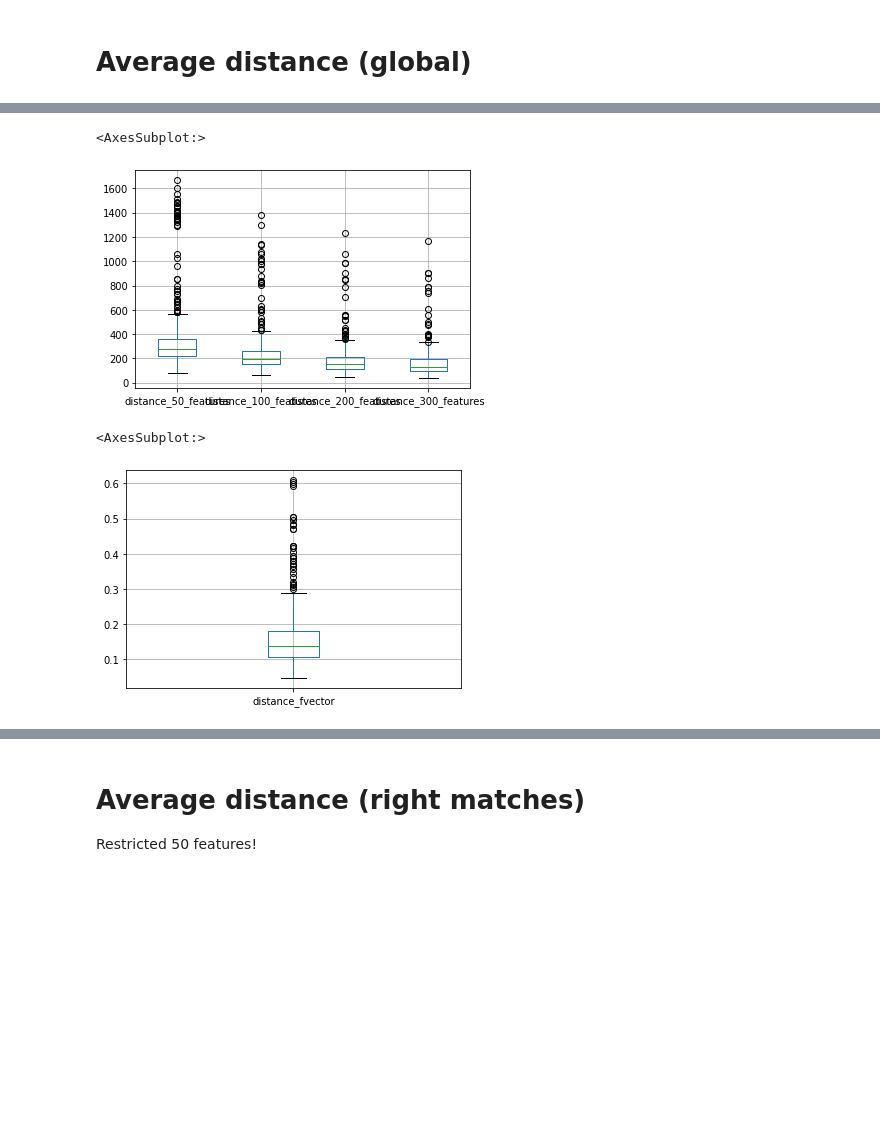
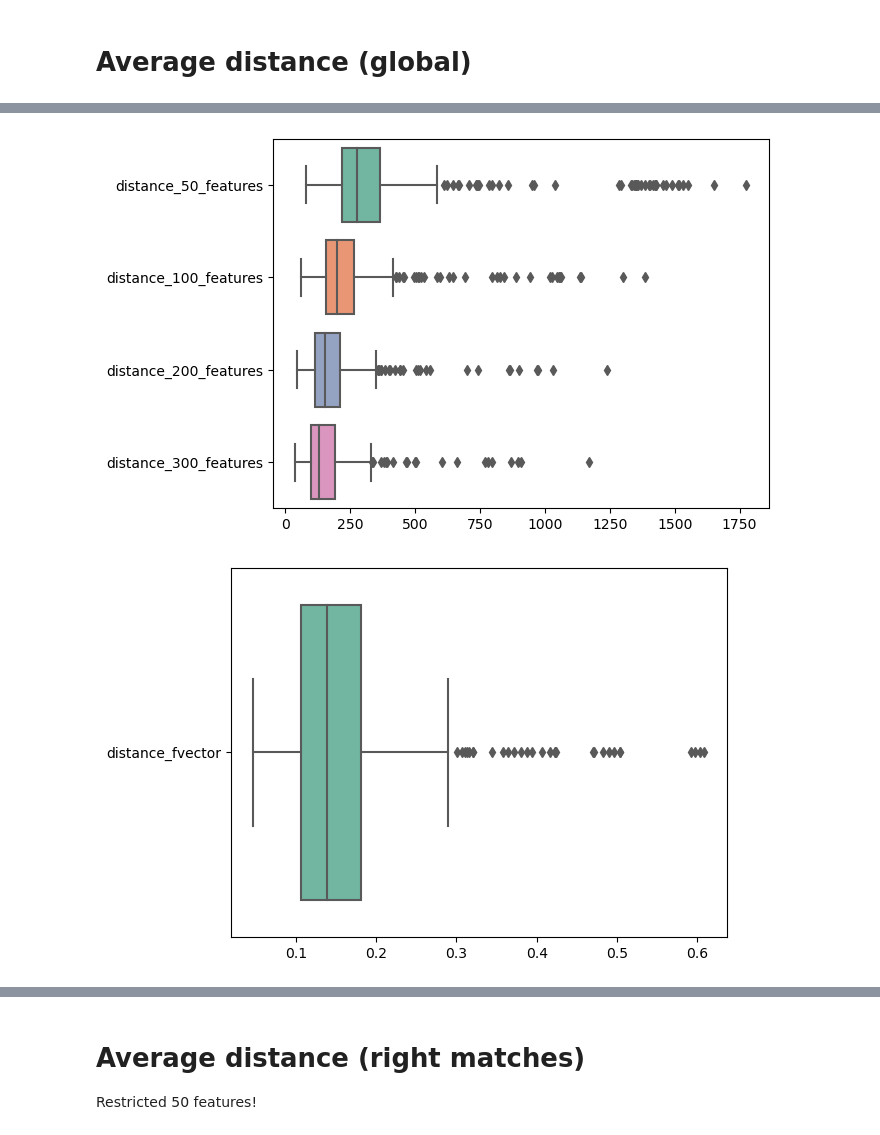
Before and after one commit to robbedec/localization-msk, a Jupyter notebook: src/data/science.ipynb, the cells around one changed output, grey strips where cells are left out. Cells and saved outputs as stored; diff of their text form; code cells hidden in the pictures; blank space fills up the shorter version.

```diff
--- a/src/data/science.ipynb
+++ b/src/data/science.ipynb
@@ -319,15 +358,13 @@ sub_df
 # %%
 boxplot_columns =  df[["distance_50_features","distance_100_features","distance_200_features","distance_300_features"]]
-boxplot_columns.boxplot(return_type='axes')
+ax = sns.boxplot(data=boxplot_columns, orient="h", palette="Set2")
 # %% [output]
-<AxesSubplot:>
-[figure, old version]
+[figure, new version]
-# %%
-boxplot_columns =  df[["distance_fvector"]]
-boxplot_columns.boxplot(return_type='axes')
-# %% [output]
-<AxesSubplot:>
-[figure, removed]
+# %%
+boxplot_columns =  df[["distance_fvector"]]
+ax = sns.boxplot(data=boxplot_columns, orient="h", palette="Set2")
+# %% [output]
+[figure, added]
 # %%
 print(f'50 features distance mean: {df.distance_50_features.mean()}')
 print(f'100 features distance mean: {df.distance_100_features.mean()}')
```
Also changed, not shown: parts of 27 cells of this notebook, 1 other file.
